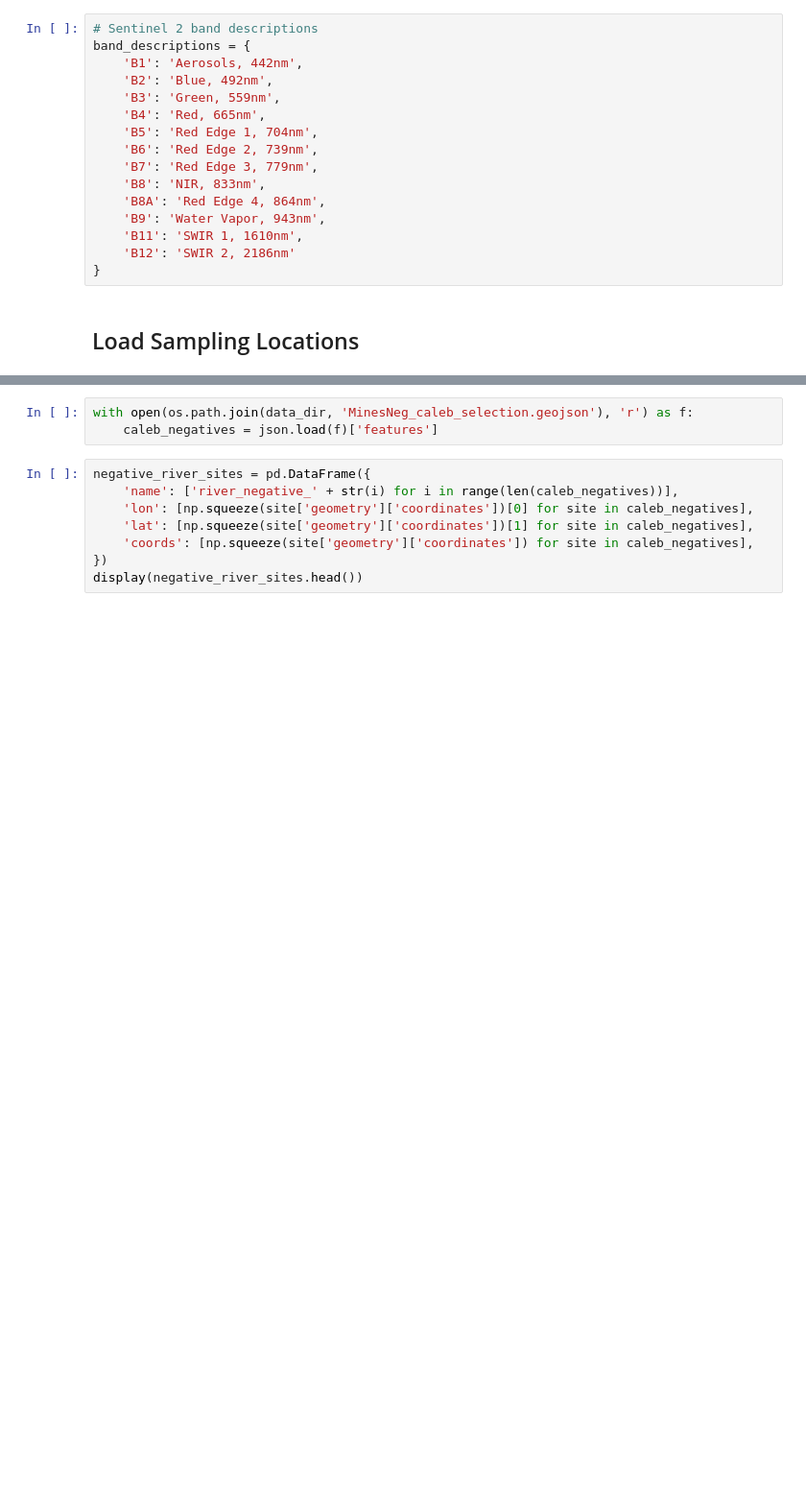
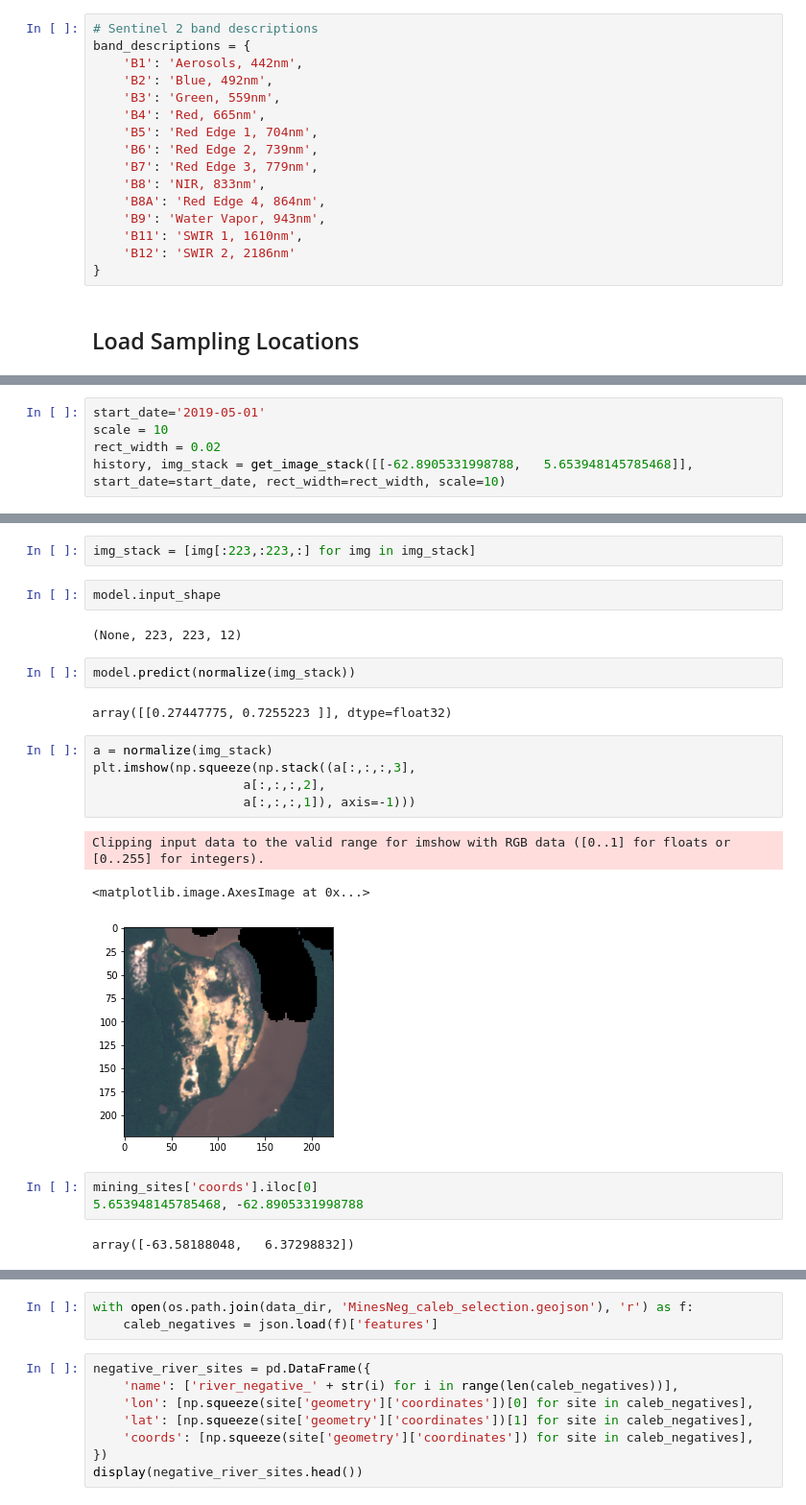
Before and after one commit to earthrise-media/mining-detector, a Jupyter notebook: notebooks/2d_mining_classifier.ipynb, the cells around one changed output, grey strips where cells are left out. Shown at 96% size. Saved outputs shown, nothing was run; the diff lists cells and outputs as text; blank space fills up the shorter version.

Commit message:
Committing all changes from last mining effort

```diff
--- a/notebooks/2d_mining_classifier.ipynb
+++ b/notebooks/2d_mining_classifier.ipynb
@@ -71,0 +92,5 @@ display(jungle_sites.head())
+# %%
+start_date='2019-05-01'
+scale = 10
+rect_width = 0.02
+history, img_stack = get_image_stack([[-62.8905331998788,   5.653948145785468]], start_date=start_date, rect_width=rect_width, scale=10)
@@ -71,0 +100,24 @@ display(jungle_sites.head())
+# %%
+img_stack = [img[:223,:223,:] for img in img_stack]
+# %%
+model.input_shape
+# %% [output]
+(None, 223, 223, 12)
+# %%
+model.predict(normalize(img_stack))
+# %% [output]
+array([[0.27447775, 0.7255223 ]], dtype=float32)
+# %%
+a = normalize(img_stack)
+plt.imshow(np.squeeze(np.stack((a[:,:,:,3],
+                    a[:,:,:,2],
+                    a[:,:,:,1]), axis=-1)))
+# %% [output]
+Clipping input data to the valid range for imshow with RGB data ([0..1] for floats or [0..255] for integers).
+<matplotlib.image.AxesImage at 0x...>
+[figure, added]
+# %%
+mining_sites['coords'].iloc[0]
+5.653948145785468, -62.8905331998788
+# %% [output]
+array([-63.58188048,   6.37298832])
```
Also changed, not shown: parts of 33 cells of this notebook, 44 other files.
